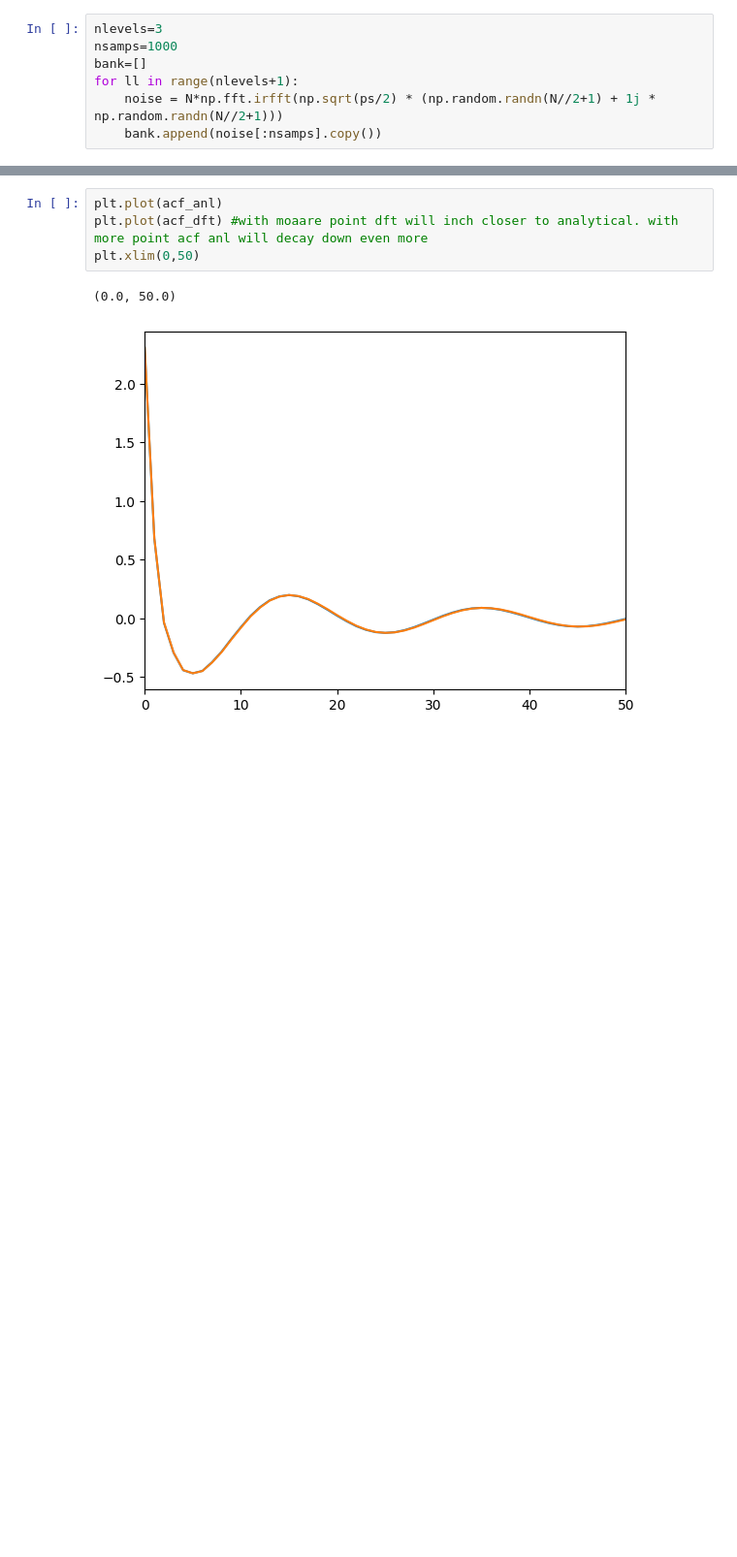
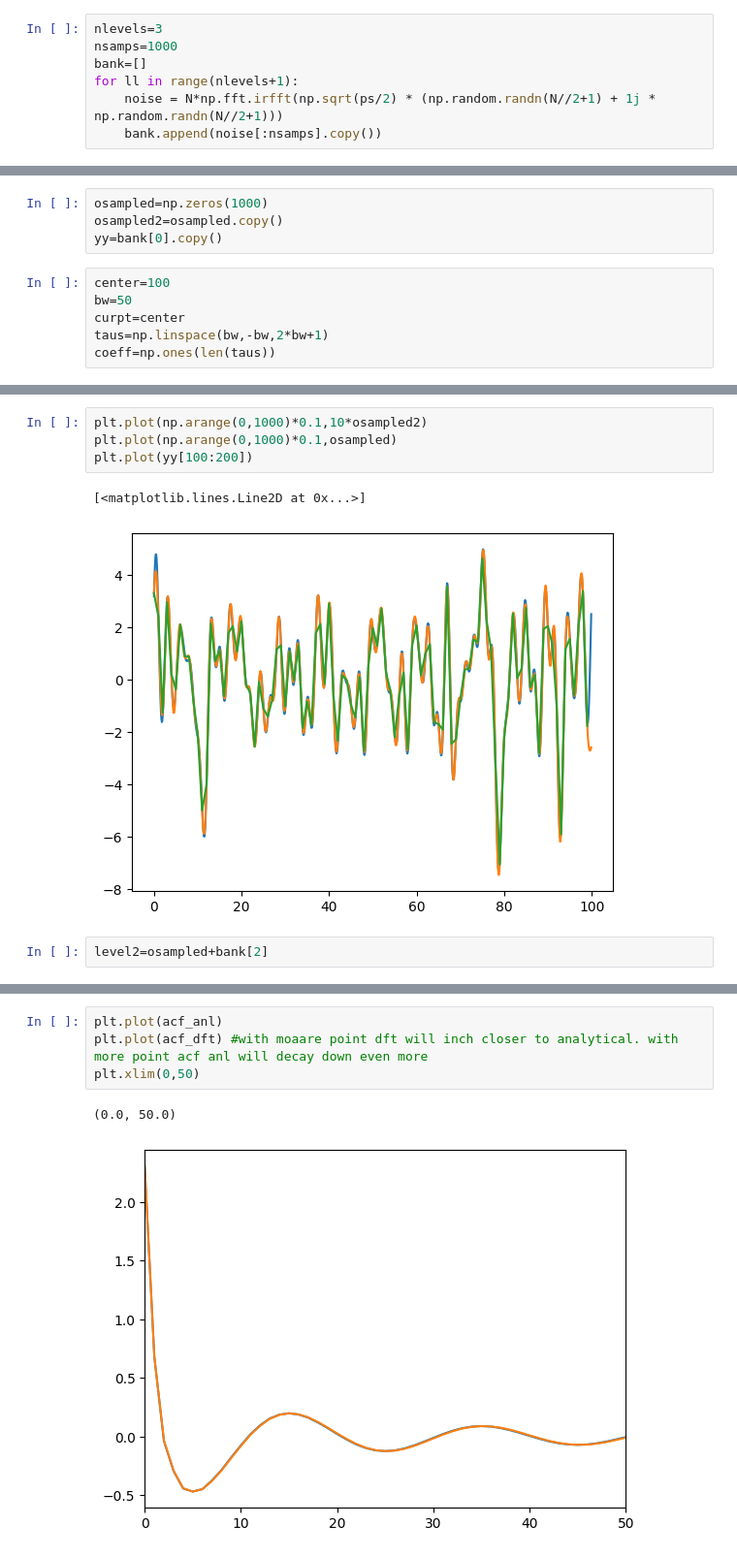
Before and after one commit to mohanagr/braindump, a Jupyter notebook: flicker noise data gen.ipynb, the cells around one changed output, grey strips where cells are left out. Shown at 97% size. Cells and saved outputs as stored; diff of their text form; blank space fills up the shorter version.

```diff
--- a/flicker noise data gen.ipynb
+++ b/flicker noise data gen.ipynb
@@ -74,0 +67,10 @@ np.var(bank[0])
+# %%
+osampled=np.zeros(1000)
+osampled2=osampled.copy()
+yy=bank[0].copy()
+# %%
+center=100
+bw=50
+curpt=center
+taus=np.linspace(bw,-bw,2*bw+1)
+coeff=np.ones(len(taus))
@@ -74,0 +125,9 @@ np.var(bank[0])
+# %%
+plt.plot(np.arange(0,1000)*0.1,10*osampled2)
+plt.plot(np.arange(0,1000)*0.1,osampled)
+plt.plot(yy[100:200])
+# %% [output]
+[<matplotlib.lines.Line2D at 0x...>]
+[figure, added]
+# %%
+level2=osampled+bank[2]
```
Also changed, not shown: parts of 15 cells of this notebook.
